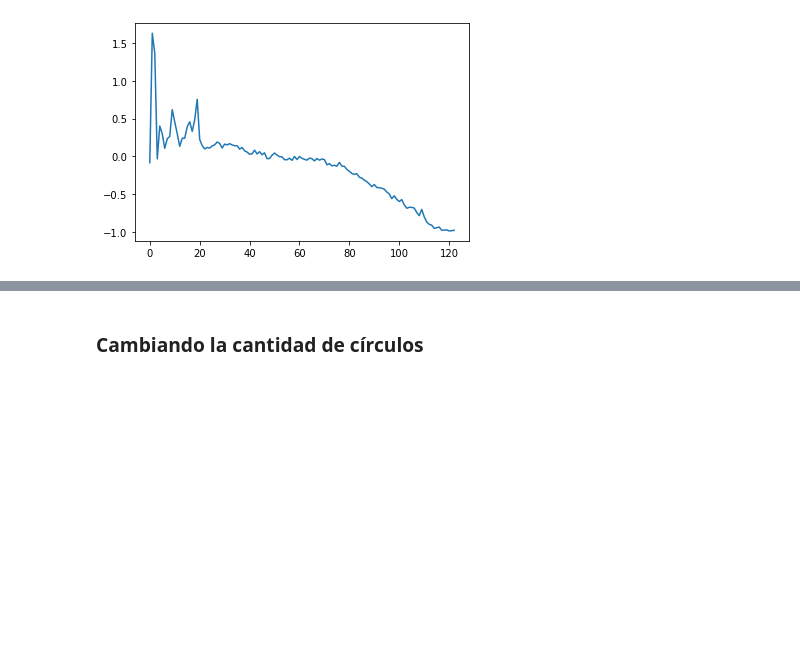
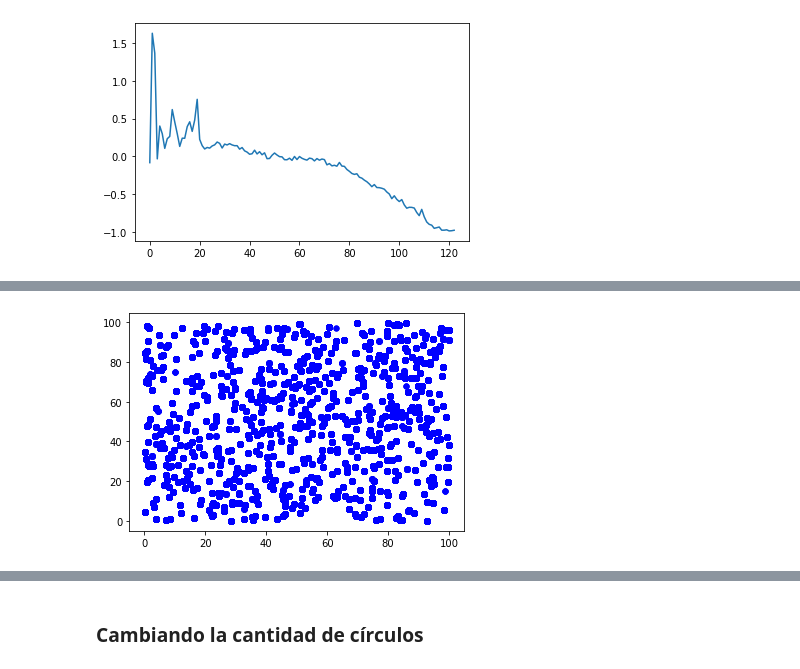
Before and after one commit to SamanthaRizo/F-sica_computacional_python, a Jupyter notebook: Funciones_de_correlación.ipynb, the cells around one changed output, grey strips where cells are left out. Saved outputs shown, nothing was run; the diff lists cells and outputs as text; code cells hidden in the pictures; blank space fills up the shorter version.

```diff
--- a/Funciones_de_correlación.ipynb
+++ b/Funciones_de_correlación.ipynb
@@ -551,0 +561,5 @@ plt.plot(ξ_graf_menosp)
+# %%
+random.seed(0) #Tenemos números pseudoaleatorios, así que para obtener el mismo siempre lo sembramos
+X2_rad15,Y2_rad15 = puntos_aleatorios([0,100],[0,100],x_rad15)
+# %% [output]
+[figure, added]
```
Also changed, not shown: parts of 76 cells of this notebook.
